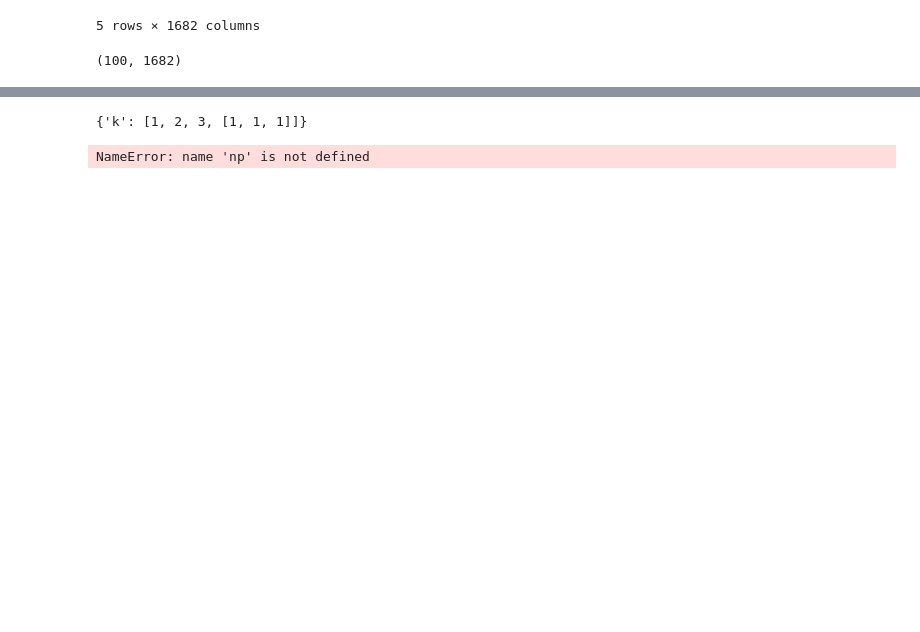
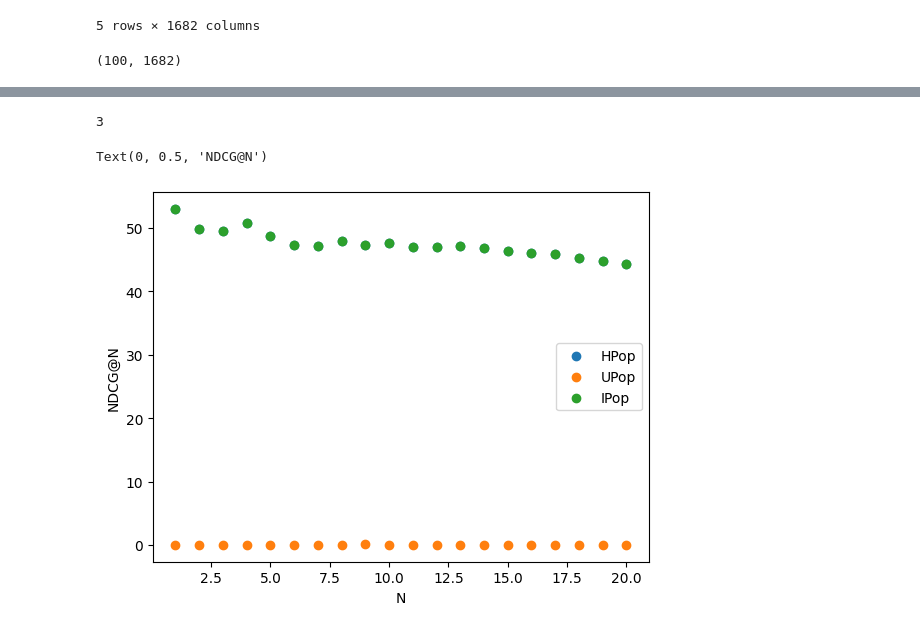
Before and after one commit to WypychKarolina/Cold-Start-Problem-in-RS, a Jupyter notebook: cold_start_demo.ipynb, the cells around one changed output, grey strips where cells are left out. Saved outputs shown, nothing was run; the diff lists cells and outputs as text; code cells hidden in the pictures; blank space fills up the shorter version.

```diff
--- a/cold_start_demo.ipynb
+++ b/cold_start_demo.ipynb
@@ -191,10 +232,17 @@ for alpha in [1,0.9,0]:
-# %%
-z = {'k':[1,2,3]}
-z['k'].append([1,1,1])
-z
-# %% [output]
-{'k': [1, 2, 3, [1, 1, 1]]}
-# %%
-np.mean(z['k'])
-# %% [output]
-NameError: name 'np' is not defined
+# %%
+ndcg_I = dict['ndcg'][0]
+ndcg_H = dict['ndcg'][1]
+ndcg_U = dict['ndcg'][2]
+len(dict)
+# %% [output]
+3
+# %%
+plt.scatter(np.arange(1,21), ndcg_I, label='HPop')
+plt.scatter(np.arange(1,21), ndcg_U, label='UPop')
+plt.scatter(np.arange(1,21), ndcg_I, label='IPop')
+plt.legend()
+plt.xlabel('N')
+plt.ylabel('NDCG@N')
+# %% [output]
+Text(0, 0.5, 'NDCG@N')
+[figure, added]
```
Also changed, not shown: parts of 15 cells of this notebook.
